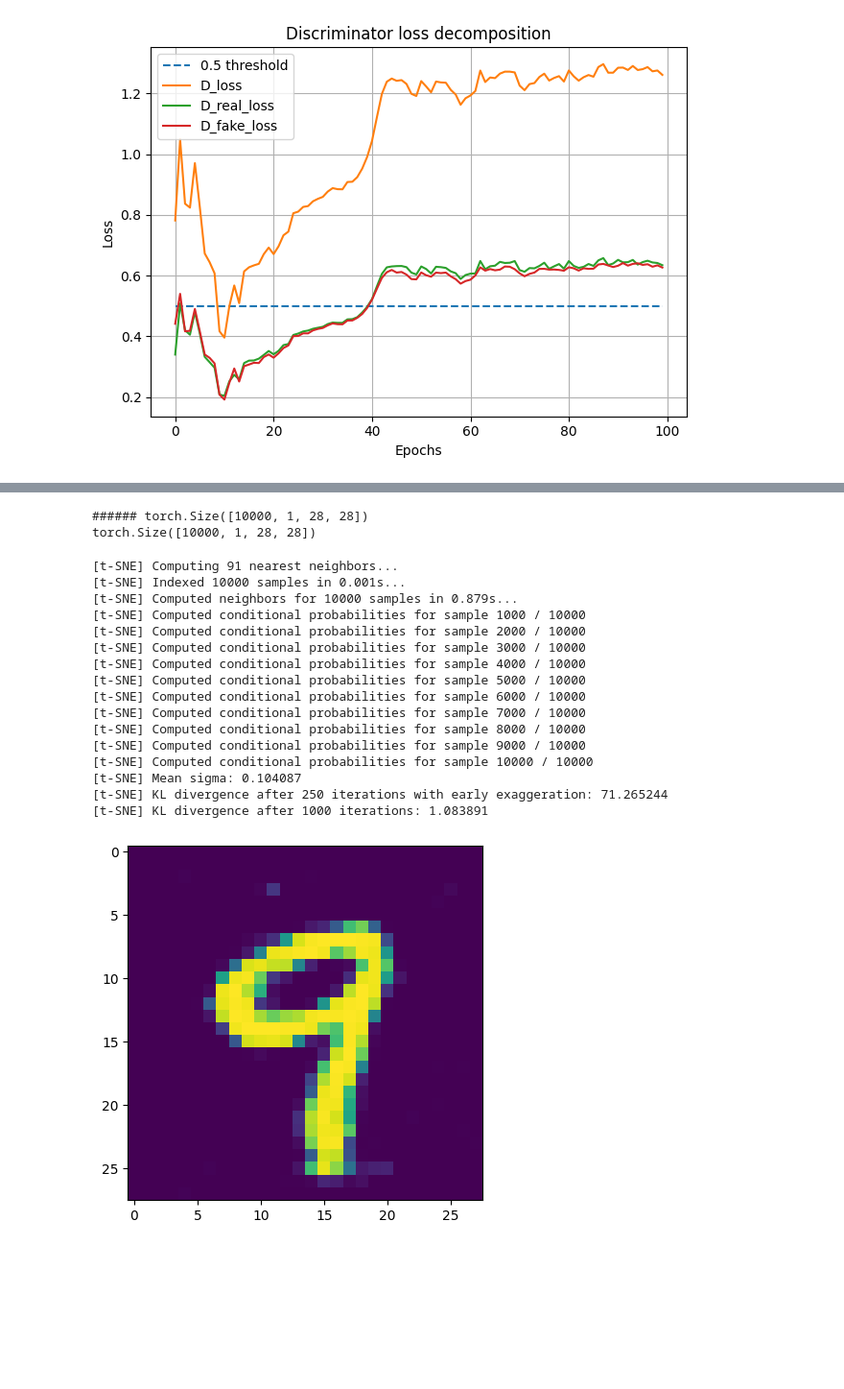
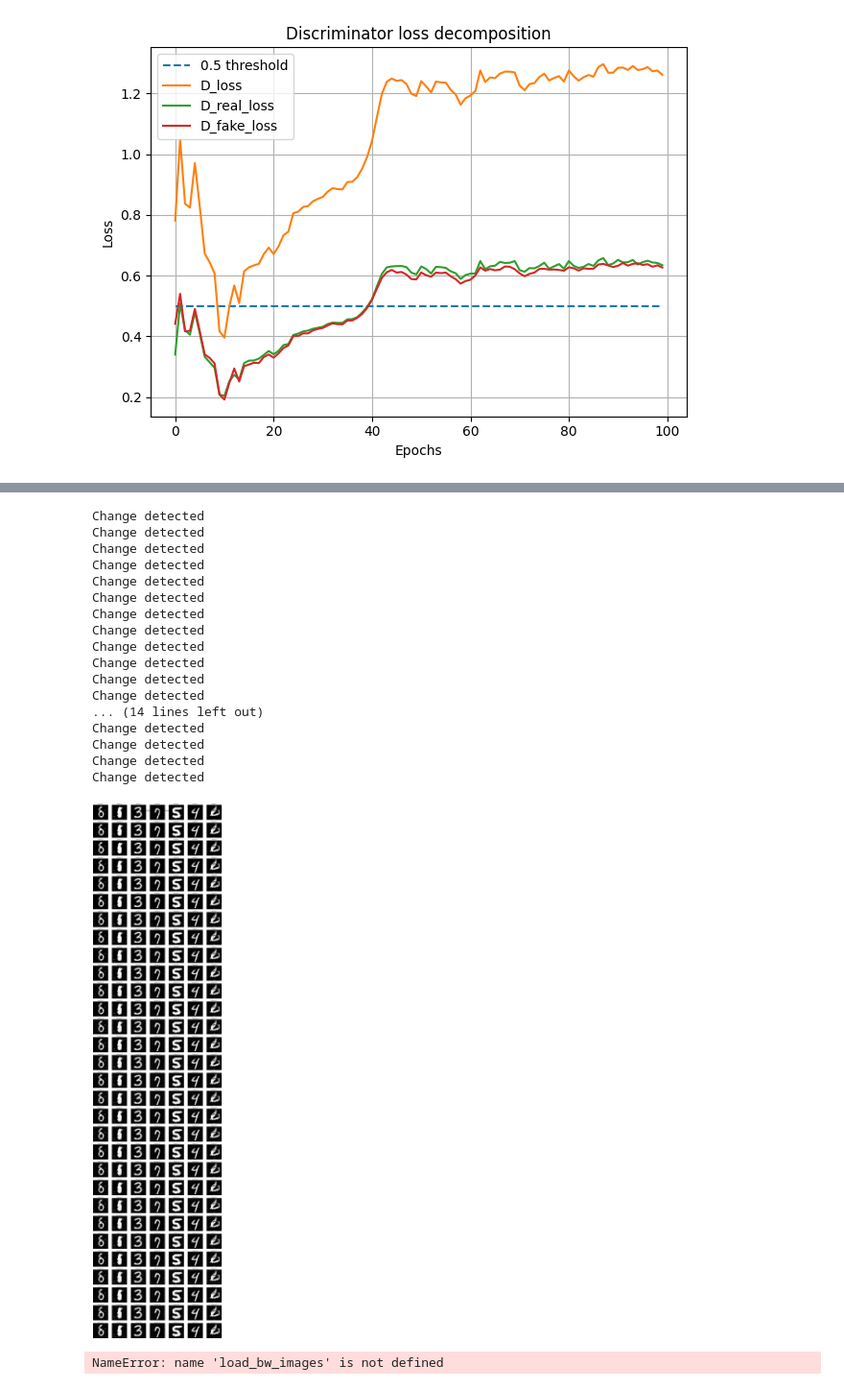
Before and after one commit to metlouf/playing_with_gans, a Jupyter notebook: test.ipynb, the cells around one changed output, grey strips where cells are left out. Shown at 96% size. Drawn from its saved outputs; the diff is of its cells as text; code cells hidden in the pictures; blank space fills up the shorter version.

```diff
--- a/test.ipynb
+++ b/test.ipynb
@@ -145,31 +112,31 @@ torch.Size([10000, 1, 28, 28])
 # %%
 #### For Adam Optimizer ########
-img = make_image(G = G, D= D, batchsize = n_samples, N_update= 6, ot=True, mode='dot', k=1, lr=0.01, optmode='adam', show=True)
+img = make_image(G = G, D= D, batchsize = n_samples, N_update= 30, ot=True, space='target', k=1, lr=0.0001, optmode='adam', show=True)
 os.makedirs("samples/fake_samples", exist_ok=True)
 for k in range(img.shape[0]):
     torchvision.utils.save_image(img[k, :, :], os.path.join('samples/fake_samples', f'{k}.png'))
 X = load_bw_images("samples/fake_samples")
 print(X.shape)
 y,confidence = labelize(X)
 new_X = vgg5_encoding(X)
 tsne_pipeline(new_X,y, f"MNIST Fake Dataset with Adam Optimizer -  VGG 5 (fine-tuned) Space",confidence)
 # %% [output]
-###### torch.Size([10000, 1, 28, 28])
-torch.Size([10000, 1, 28, 28])
+Change detected
+Change detected
+Change detected
+Change detected
+Change detected
+Change detected
+Change detected
+Change detected
+Change detected
+Change detected
+Change detected
+Change detected
+... (14 lines left out)
+Change detected
+Change detected
+Change detected
+Change detected
+[figure, new version]
-[t-SNE] Computing 91 nearest neighbors...
-[t-SNE] Indexed 10000 samples in 0.001s...
-[t-SNE] Computed neighbors for 10000 samples in 0.879s...
-[t-SNE] Computed conditional probabilities for sample 1000 / 10000
-[t-SNE] Computed conditional probabilities for sample 2000 / 10000
-[t-SNE] Computed conditional probabilities for sample 3000 / 10000
-[t-SNE] Computed conditional probabilities for sample 4000 / 10000
-[t-SNE] Computed conditional probabilities for sample 5000 / 10000
-[t-SNE] Computed conditional probabilities for sample 6000 / 10000
-[t-SNE] Computed conditional probabilities for sample 7000 / 10000
-[t-SNE] Computed conditional probabilities for sample 8000 / 10000
-[t-SNE] Computed conditional probabilities for sample 9000 / 10000
-[t-SNE] Computed conditional probabilities for sample 10000 / 10000
-[t-SNE] Mean sigma: 0.104087
-[t-SNE] KL divergence after 250 iterations with early exaggeration: 71.265244
-[t-SNE] KL divergence after 1000 iterations: 1.083891
+NameError: name 'load_bw_images' is not defined
-[figure, old version]
```
Also changed, not shown: parts of 5 cells of this notebook, 3 other files.
